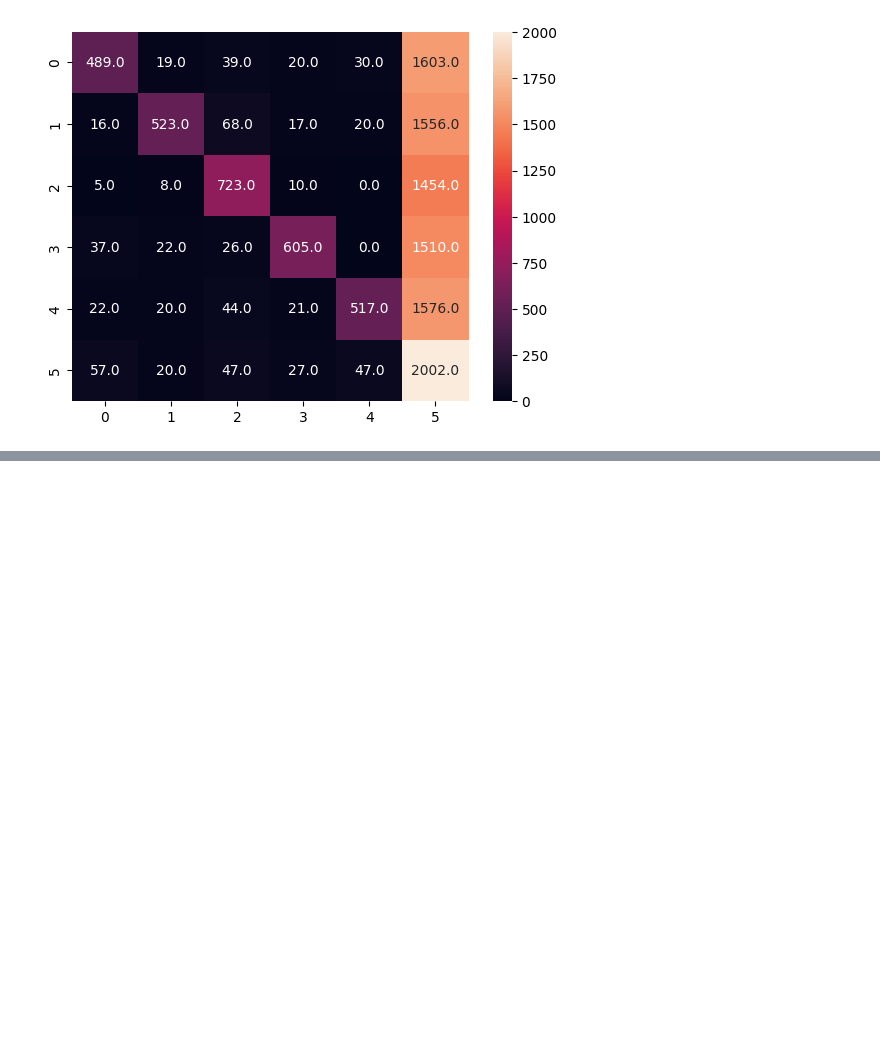
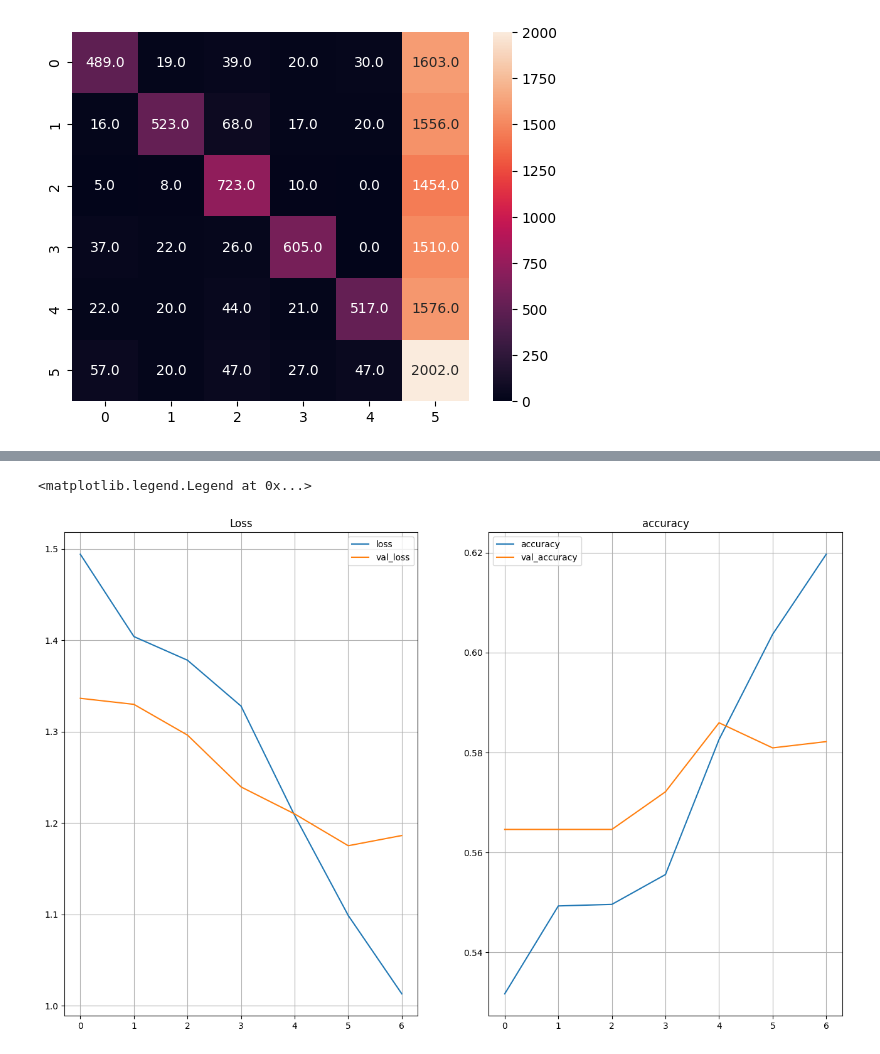
Before and after one commit to orlovskiy-artem/comment-rating-prediction, a Jupyter notebook: Rating_prediction.ipynb, the cells around one changed output, grey strips where cells are left out. Cells and saved outputs as stored; diff of their text form; code cells hidden in the pictures; blank space fills up the shorter version.

```diff
--- a/Rating_prediction.ipynb
+++ b/Rating_prediction.ipynb
@@ -269,0 +461,23 @@ F1 weighted
+# %%
+def build_RNN(
+        lstm_units = 64,
+        dense_size = 64,
+        fc_size = 2,
+        activation = 'relu',
+        dropout_size = 0.5,
+        embedding_size=128,
+        optimizer='adam'):
+    inputs =Input(name='inputs',shape=[MAX_SEQUENCE_LEN])
+    layer = Embedding(MAX_WORDS,embedding_size,input_length=MAX_SEQUENCE_LEN)(inputs)
+    layer = Bidirectional(LSTM(lstm_units))(layer)
+    for i in range(fc_size):
+        layer = Dense(dense_size)(layer)
+        layer = Activation(activation)(layer)
+        layer = Dropout(dropout_size)(layer)
+    layer = Dense(NUM_CLASSES,name='out_layer')(layer)
+    layer = Activation('softmax')(layer)
+    model = Model(inputs=inputs,outputs=layer)
+    model.compile(loss='categorical_crossentropy',
+                   optimizer=optimizer,
+                   metrics=['accuracy'])
+    return model
@@ -269,0 +722,9 @@ F1 weighted
+# %%
+lstm_model = build_RNN(dropout_size=0.5,embedding_size=64,fc_size=1,lstm_units=64,optimizer='rmsprop')
+lstm_model.summary()
+history = lstm_model.fit(train_sequences_matrix, y_train_onehot,
+               epochs=10,batch_size=128,
+    callbacks =[EarlyStopping(monitor='val_loss',
+                              min_delta=0.0001),
+                TensorBoard(log_dir="logs"),
+                ModelCheckpoint(filepath='weights/model.{epoch:02d}-{val_loss:.2f}.h5')],validation_split=0.2)
@@ -269,0 +808,15 @@ F1 weighted
+# %%
+fig,axs = plt.subplots(1,2)
+axs[0].plot(history.history['loss'],label='loss')
+axs[0].plot(history.history['val_loss'],label='val_loss')
+axs[0].set_title('Loss')
+axs[0].grid()
+axs[0].legend()
+axs[1].plot(history.history['accuracy'],label='accuracy')
+axs[1].plot(history.history['val_accuracy'], label='val_accuracy')
+axs[1].set_title('accuracy')
+axs[1].grid()
+axs[1].legend()
+# %% [output]
+<matplotlib.legend.Legend at 0x...>
+[figure, added]
```
Also changed, not shown: parts of 52 cells of this notebook, 4 other files.
